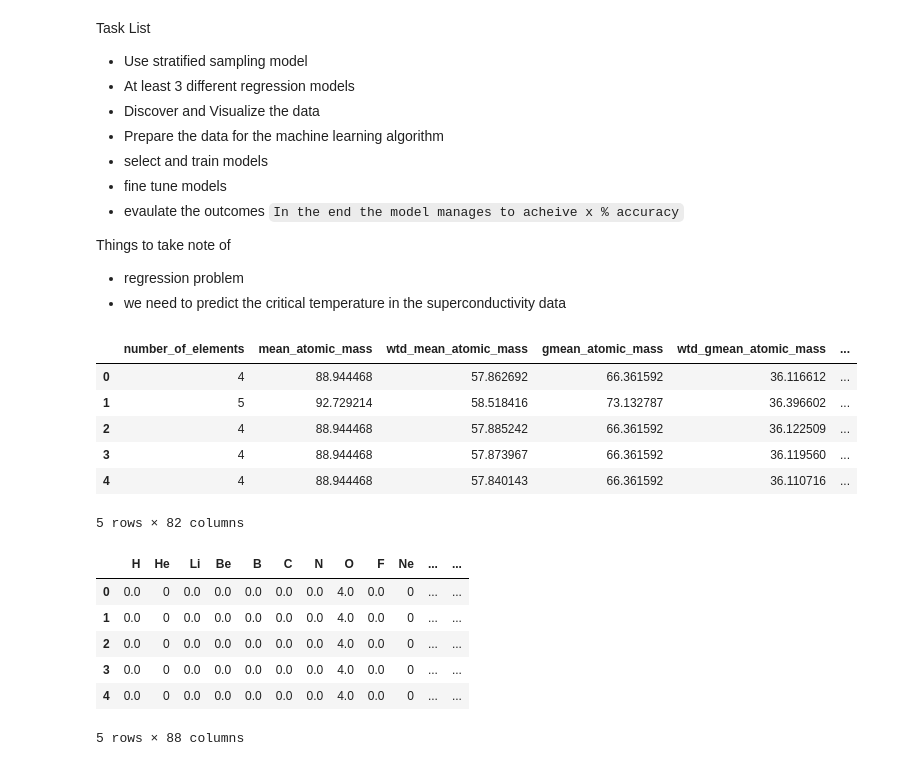
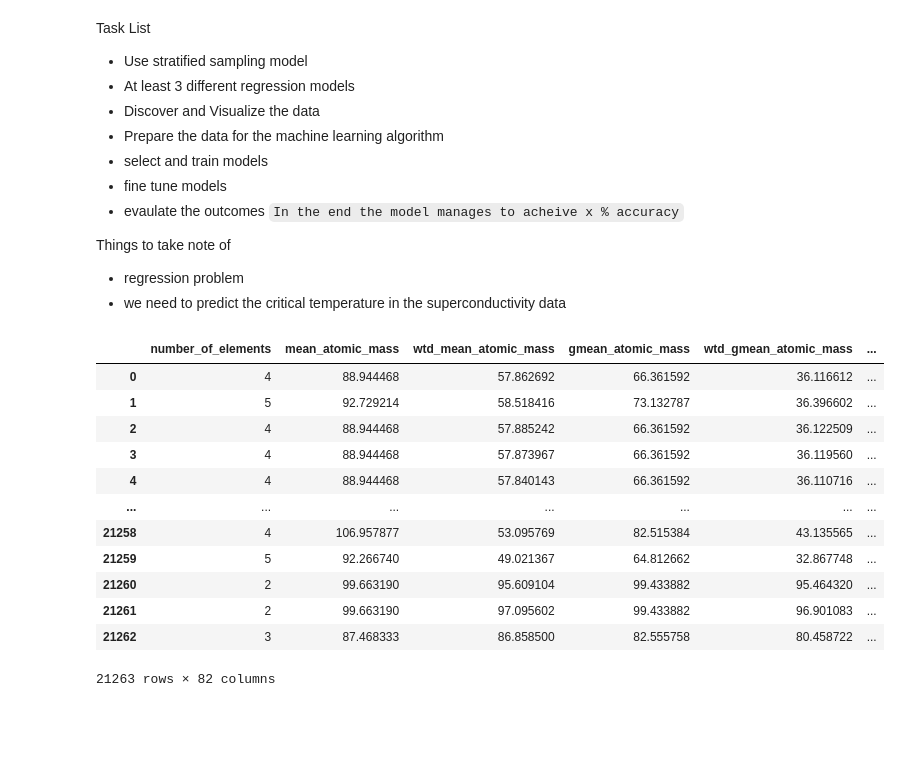
Before and after one commit to Zhiyang823/csci316-grp-a1, a Jupyter notebook: Grp5(T03_Assignment_1.ipynb, the cells around one changed output. Drawn from its saved outputs; the diff is of its cells as text; code cells hidden in the pictures; blank space fills up the shorter version.

```diff
--- a/Grp5(T03_Assignment_1.ipynb
+++ b/Grp5(T03_Assignment_1.ipynb
@@ -25,23 +28,20 @@ import matplotlib.pyplot as plt
 # %%
 # Import the datsets
 train = pd.read_csv('datasets/train.csv')
-train.head()
+unique_df = pd.read_csv('datasets/unique_m.csv')
-# %% [output]
-|  | number_of_elements | mean_atomic_mass | wtd_mean_atomic_mass | gmean_atomic_mass | wtd_gmean_atomic_mass | ... |
-| 0 | 4 | 88.944468 | 57.862692 | 66.361592 | 36.116612 | ... |
-| 1 | 5 | 92.729214 | 58.518416 | 73.132787 | 36.396602 | ... |
-| 2 | 4 | 88.944468 | 57.885242 | 66.361592 | 36.122509 | ... |
-| 3 | 4 | 88.944468 | 57.873967 | 66.361592 | 36.119560 | ... |
-| 4 | 4 | 88.944468 | 57.840143 | 66.361592 | 36.110716 | ... |
-5 rows × 82 columns
-# %%
-unique_df = pd.read_csv('datasets/unique_m.csv')
-unique_df.head()
-# %% [output]
-|  | H | He | Li | Be | B | C | N | O | F | Ne | ... | ... |
-| 0 | 0.0 | 0 | 0.0 | 0.0 | 0.0 | 0.0 | 0.0 | 4.0 | 0.0 | 0 | ... | ... |
-| 1 | 0.0 | 0 | 0.0 | 0.0 | 0.0 | 0.0 | 0.0 | 4.0 | 0.0 | 0 | ... | ... |
-| 2 | 0.0 | 0 | 0.0 | 0.0 | 0.0 | 0.0 | 0.0 | 4.0 | 0.0 | 0 | ... | ... |
-| 3 | 0.0 | 0 | 0.0 | 0.0 | 0.0 | 0.0 | 0.0 | 4.0 | 0.0 | 0 | ... | ... |
-| 4 | 0.0 | 0 | 0.0 | 0.0 | 0.0 | 0.0 | 0.0 | 4.0 | 0.0 | 0 | ... | ... |
-5 rows × 88 columns
+# %%
+train
+# %% [output]
+|  | number_of_elements | mean_atomic_mass | wtd_mean_atomic_mass | gmean_atomic_mass | wtd_gmean_atomic_mass | ... |
+| 0 | 4 | 88.944468 | 57.862692 | 66.361592 | 36.116612 | ... |
+| 1 | 5 | 92.729214 | 58.518416 | 73.132787 | 36.396602 | ... |
+| 2 | 4 | 88.944468 | 57.885242 | 66.361592 | 36.122509 | ... |
+| 3 | 4 | 88.944468 | 57.873967 | 66.361592 | 36.119560 | ... |
+| 4 | 4 | 88.944468 | 57.840143 | 66.361592 | 36.110716 | ... |
+| ... | ... | ... | ... | ... | ... | ... |
+| 21258 | 4 | 106.957877 | 53.095769 | 82.515384 | 43.135565 | ... |
+| 21259 | 5 | 92.266740 | 49.021367 | 64.812662 | 32.867748 | ... |
+| 21260 | 2 | 99.663190 | 95.609104 | 99.433882 | 95.464320 | ... |
+| 21261 | 2 | 99.663190 | 97.095602 | 99.433882 | 96.901083 | ... |
+| 21262 | 3 | 87.468333 | 86.858500 | 82.555758 | 80.458722 | ... |
+21263 rows × 82 columns
```
Also changed, not shown: parts of 8 cells of this notebook.
